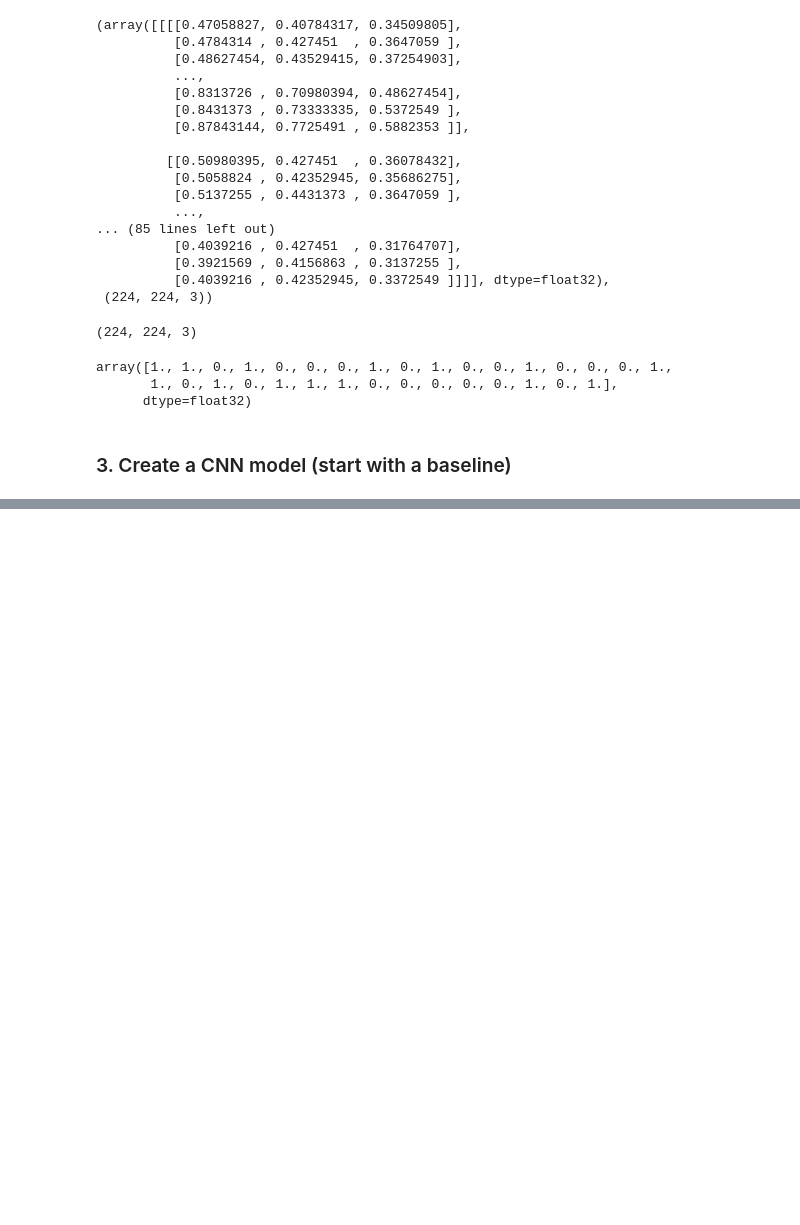
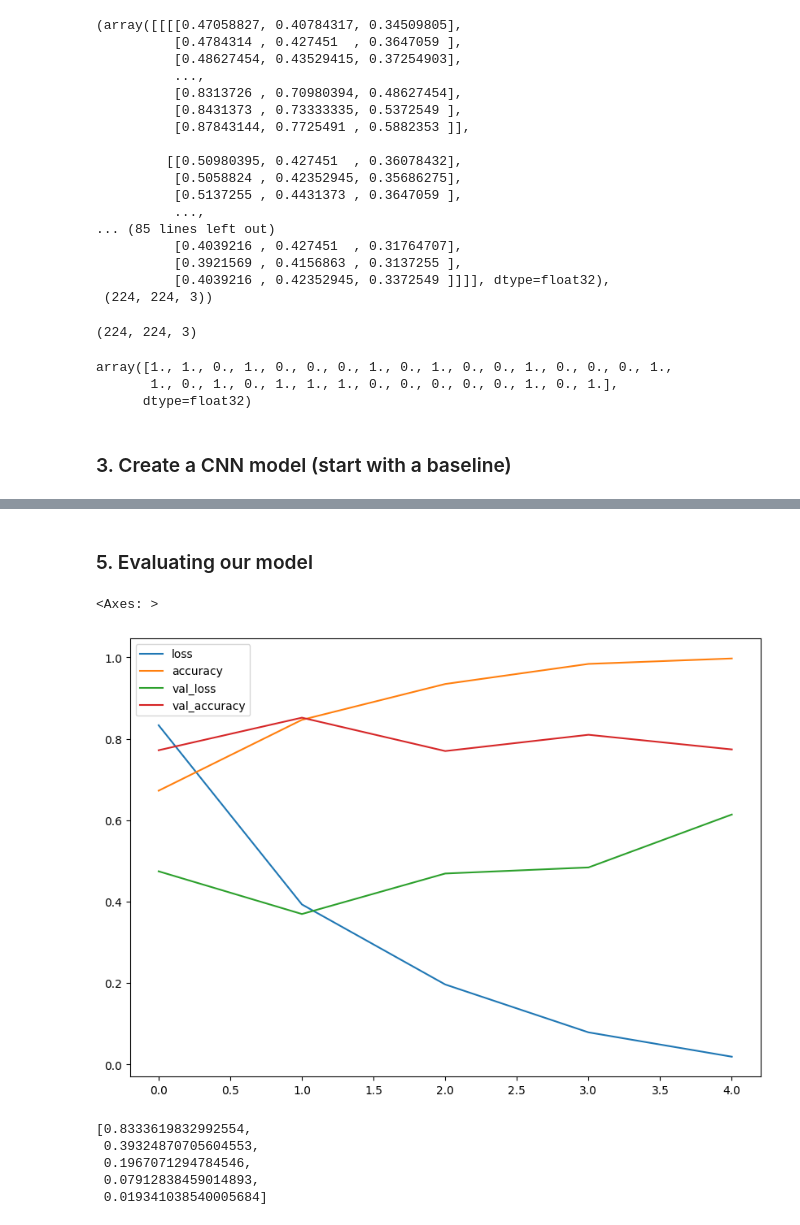
Before and after one commit to sakshamkumar1/tensorflow-notebooks, a Jupyter notebook: 03_introduction_to_computer_vision_with_tensorflow.ipynb, the cells around one changed output, grey strips where cells are left out. Cells and saved outputs as stored; diff of their text form; code cells hidden in the pictures; blank space fills up the shorter version.

```diff
--- a/03_introduction_to_computer_vision_with_tensorflow.ipynb
+++ b/03_introduction_to_computer_vision_with_tensorflow.ipynb
@@ -441,3 +441,7 @@ model_4 = Sequential([
     Flatten(),
     Dense(1, activation="sigmoid")
 ])
+# %%
+model_4.compile(loss="binary_crossentropy",
+                optimizer=Adam(),
+                metrics=["accuracy"])
@@ -443,0 +476,6 @@ model_4 = Sequential([
+# %%
+history_4 = model_4.fit(train_data,
+                        epochs=5,
+                        steps_per_epoch=len(train_data),
+                        validation_data=test_data,
+                        validation_steps=len(test_data))
@@ -443,0 +493,16 @@ model_4 = Sequential([
+# %% [markdown]
+### 5. Evaluating our model
+# %%
+import pandas as pd
+pd.DataFrame(history_4.history).plot(figsize=(10, 7))
+# %% [output]
+<Axes: >
+[figure, added]
+# %%
+history_4.history["loss"]
+# %% [output]
+[0.8333619832992554,
+ 0.39324870705604553,
+ 0.1967071294784546,
+ 0.07912838459014893,
+ 0.019341038540005684]
```
Also changed, not shown: parts of 23 cells of this notebook.
